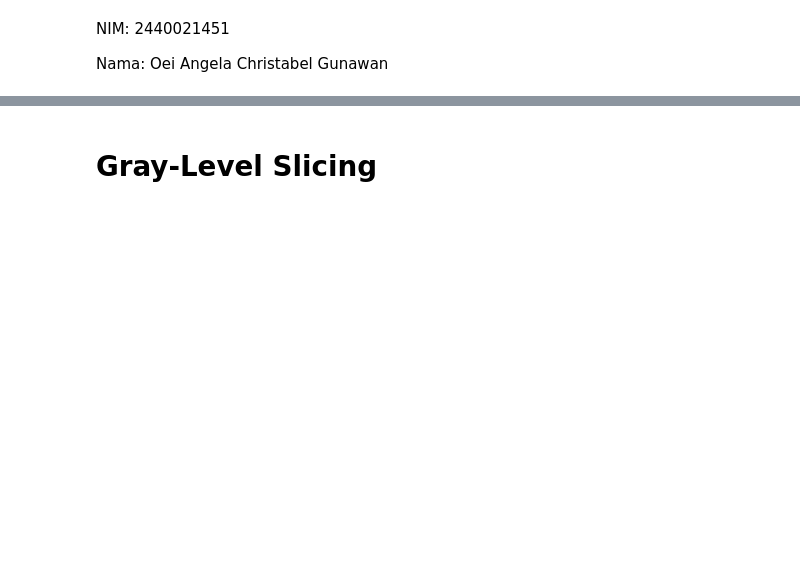
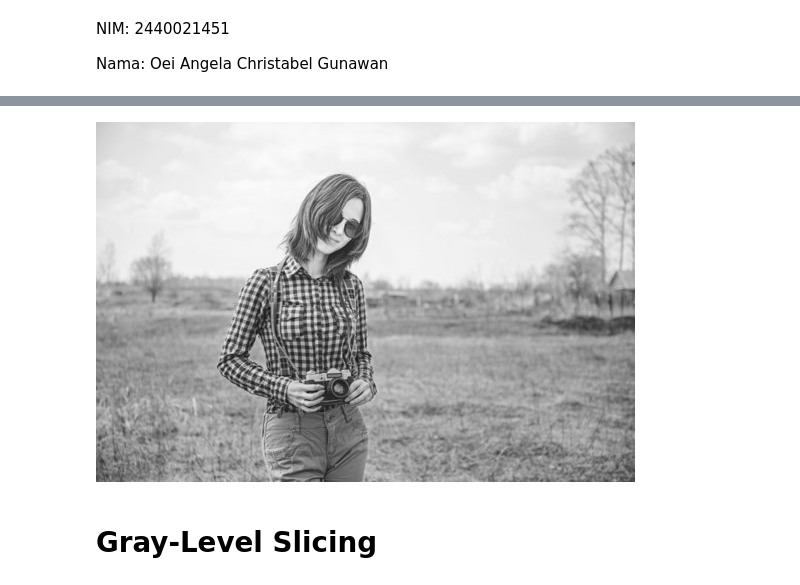
Before and after one commit to acg12/compvis_projects, a Jupyter notebook: Point-Based Processing/Assignment_Compvis_1_No_2.ipynb, the cells around one changed output, grey strips where cells are left out. Drawn from its saved outputs; the diff is of its cells as text; code cells hidden in the pictures; blank space fills up the shorter version.

```diff
--- a/Point-Based Processing/Assignment_Compvis_1_No_2.ipynb
+++ b/Point-Based Processing/Assignment_Compvis_1_No_2.ipynb
@@ -5,2 +37,6 @@ Nama: Oei Angela Christabel Gunawan
+# %%
+cv2_imshow(image)
+# %% [output]
+[figure, added]
 # %% [markdown]
 # Gray-Level Slicing
```
Also changed, not shown: parts of 10 cells of this notebook.
